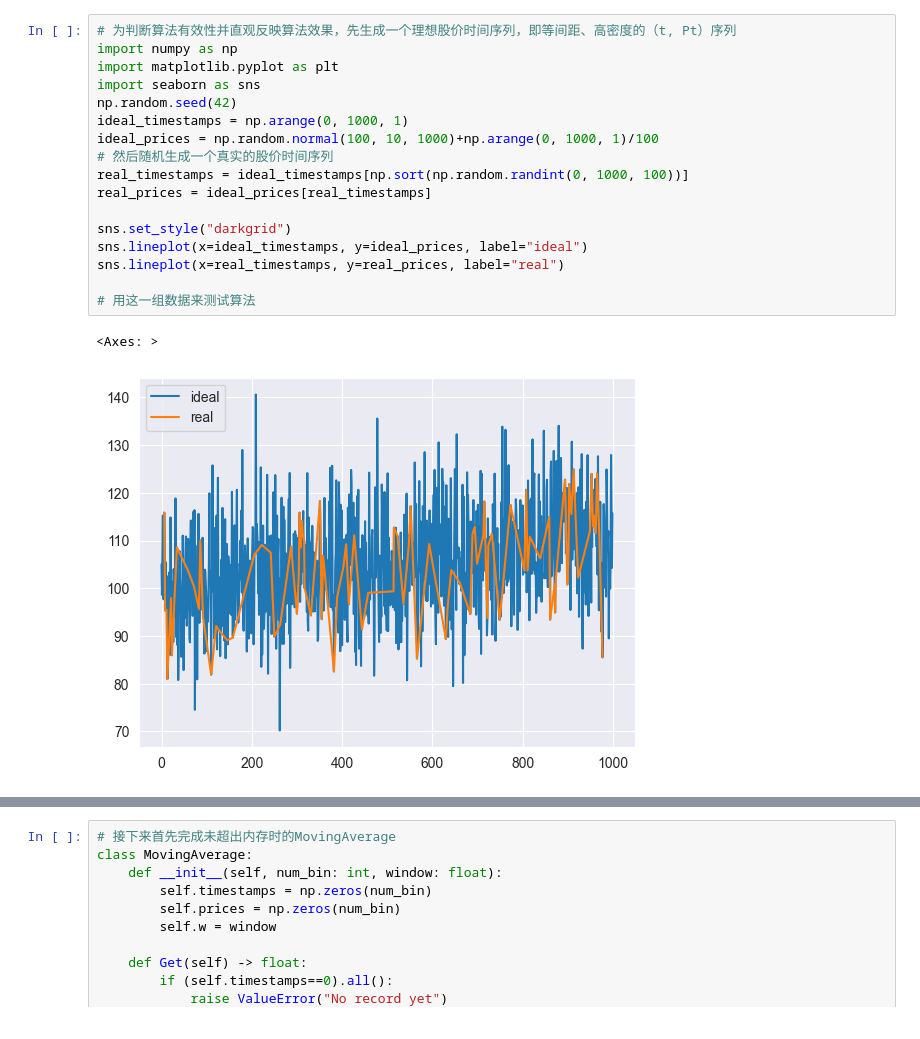
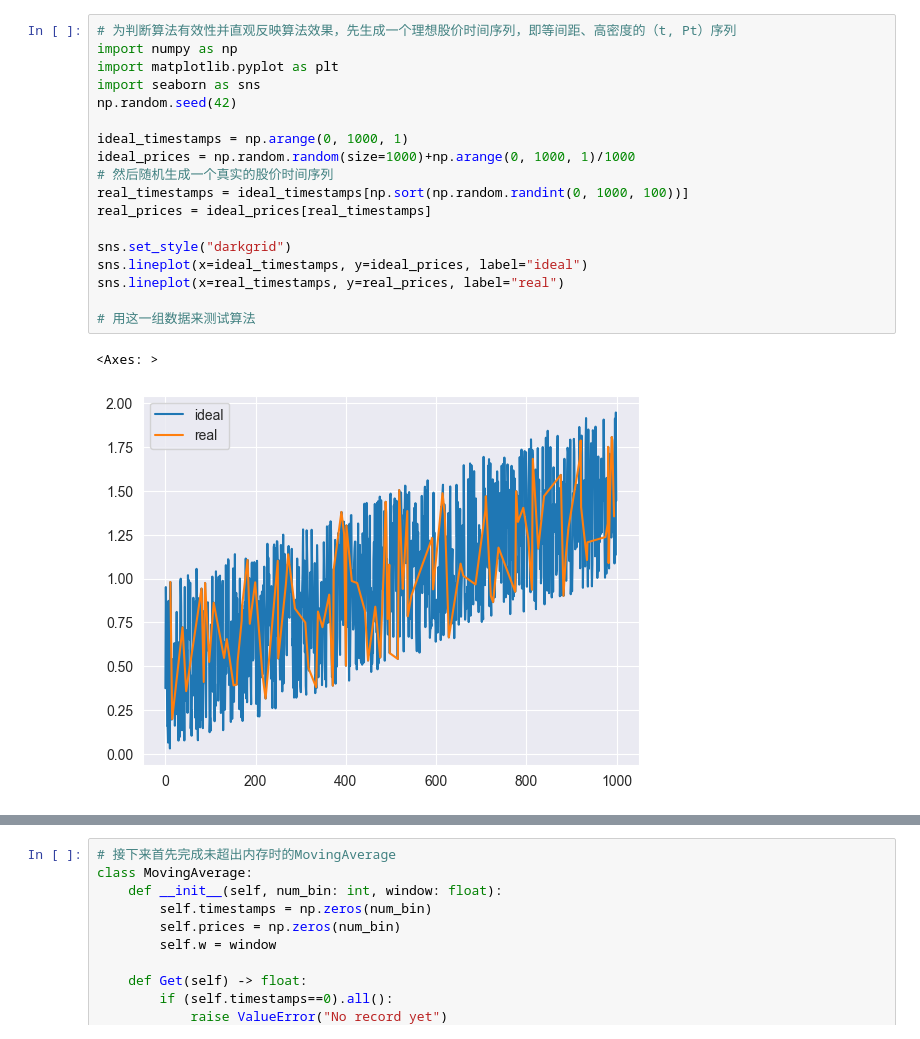
Before and after one commit to X-Bruce-Y/Quant-MovingAverage, a Jupyter notebook: MovingAverage.ipynb, the cells around one changed output, grey strips where cells are left out. Saved outputs shown, nothing was run; the diff lists cells and outputs as text.

```diff
--- a/MovingAverage.ipynb
+++ b/MovingAverage.ipynb
@@ -1,21 +1,22 @@
 # %%
 # 为判断算法有效性并直观反映算法效果，先生成一个理想股价时间序列，即等间距、高密度的（t, Pt）序列
 import numpy as np
 import matplotlib.pyplot as plt
 import seaborn as sns
 np.random.seed(42)
+
 ideal_timestamps = np.arange(0, 1000, 1)
-ideal_prices = np.random.normal(100, 10, 1000)+np.arange(0, 1000, 1)/100
+ideal_prices = np.random.random(size=1000)+np.arange(0, 1000, 1)/1000
 # 然后随机生成一个真实的股价时间序列
 real_timestamps = ideal_timestamps[np.sort(np.random.randint(0, 1000, 100))]
 real_prices = ideal_prices[real_timestamps]
 
 sns.set_style("darkgrid")
 sns.lineplot(x=ideal_timestamps, y=ideal_prices, label="ideal")
 sns.lineplot(x=real_timestamps, y=real_prices, label="real")
 
 # 用这一组数据来测试算法
 # %% [output]
 <Axes: >
-[figure, old version]
+[figure, new version]
 # %%
```
Also changed, not shown: parts of 6 cells of this notebook.
